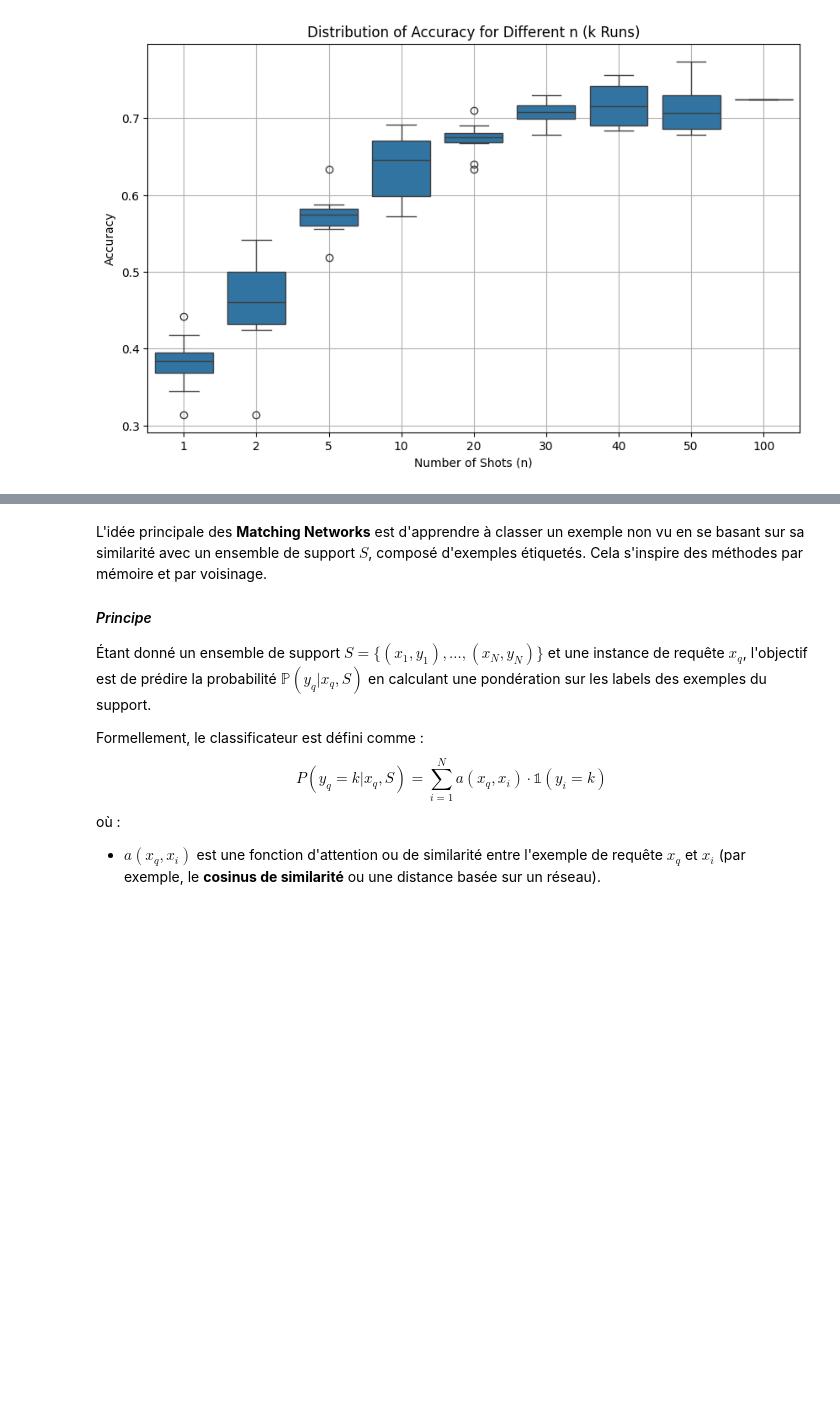
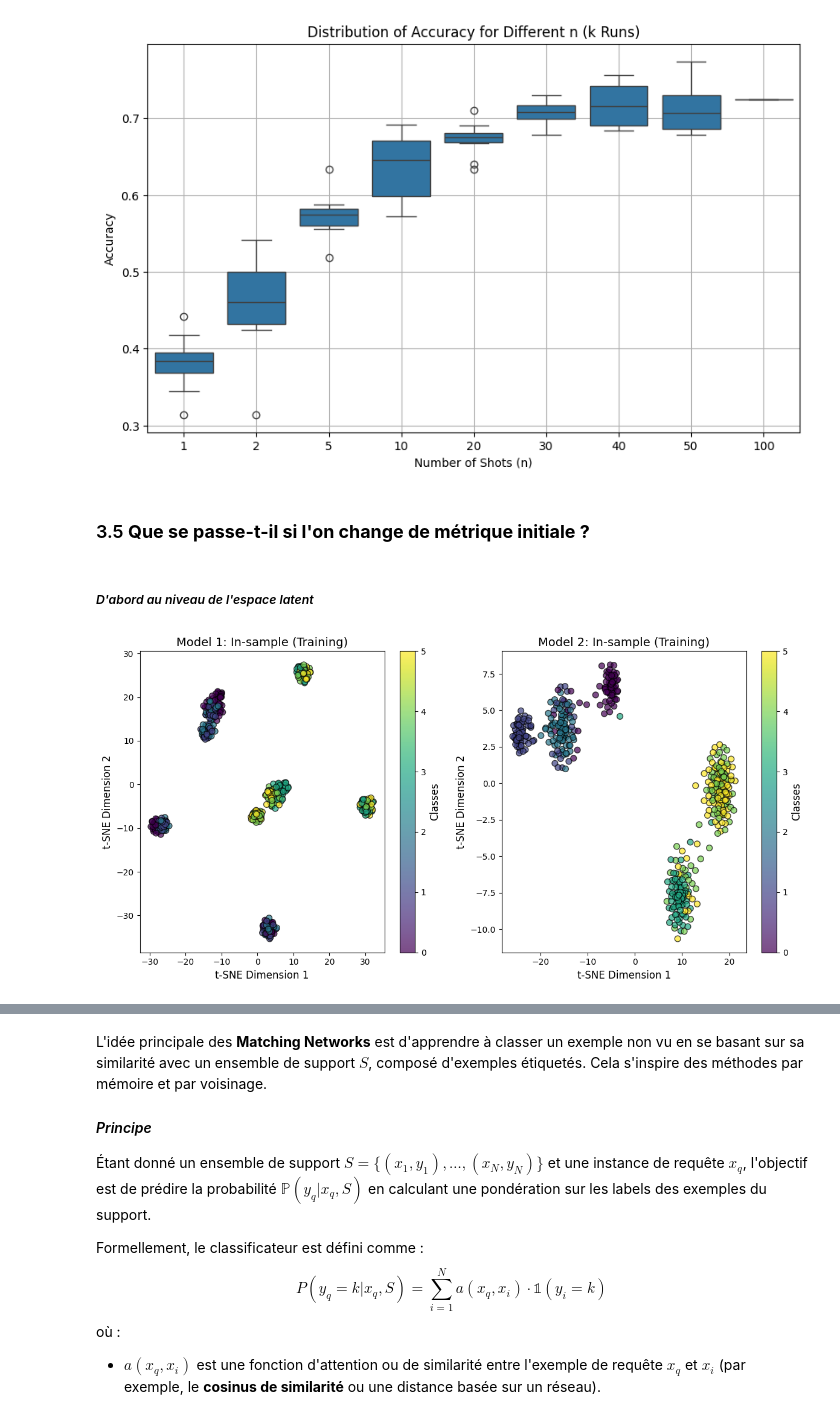
Before and after one commit to NailKhelifa/PrototypicalFewShots, a Jupyter notebook: ntbk/main.ipynb, the cells around one changed output, grey strips where cells are left out. Cells and saved outputs as stored; diff of their text form; code cells hidden in the pictures; blank space fills up the shorter version.

```diff
--- a/ntbk/main.ipynb
+++ b/ntbk/main.ipynb
@@ -606,3 +660,35 @@ list_res = eval_n_shot(model, k=20)
 plot_from_list_acc(list_res)
 # %% [output]
 [figure]
+# %% [markdown]
+### 3.5 **Que se passe-t-il si l'on change de métrique initiale ?**
+# %% [markdown]
+##### *D'abord au niveau de l'espace latent*
+# %%
+# Instantiate the model
+model_cosine = PrototypeEncoder()
+model_euclidean = PrototypeEncoder()
+
+state_dict_path_cosine = os.path.join(os.path.dirname(os.getcwd()), 'logs/last_model_Ns20_Nq20_cl5_ep50_cosine.pth')
+state_dict_path_euclidean = os.path.join(os.path.dirname(os.getcwd()), 'logs/last_model_Ns20_Nq20_cl5_ep50.pth')
+
+
+# ajouter selon cosine
+
+# Step 2: Load the state dictionary
+state_dict_cosine = torch.load(state_dict_path_cosine, map_location=torch.device('cpu'))
+state_dict_euclidean = torch.load(state_dict_path_euclidean, map_location=torch.device('cpu'))
+
+# Step 3: Load the state dictionary into the model
+model_cosine.load_state_dict(state_dict_cosine)
+model_euclidean.load_state_dict(state_dict_euclidean)
+
+# Step 4: Set the model to evaluation mode (optional, for inference)
+model_cosine.eval()
+model_euclidean.eval()
+
+models = [model_cosine, model_euclidean]
+# %%
+viz_tsne(models, task="train")
+# %% [output]
+[figure, added]
```
Also changed, not shown: parts of 30 cells of this notebook, 2 other files.
